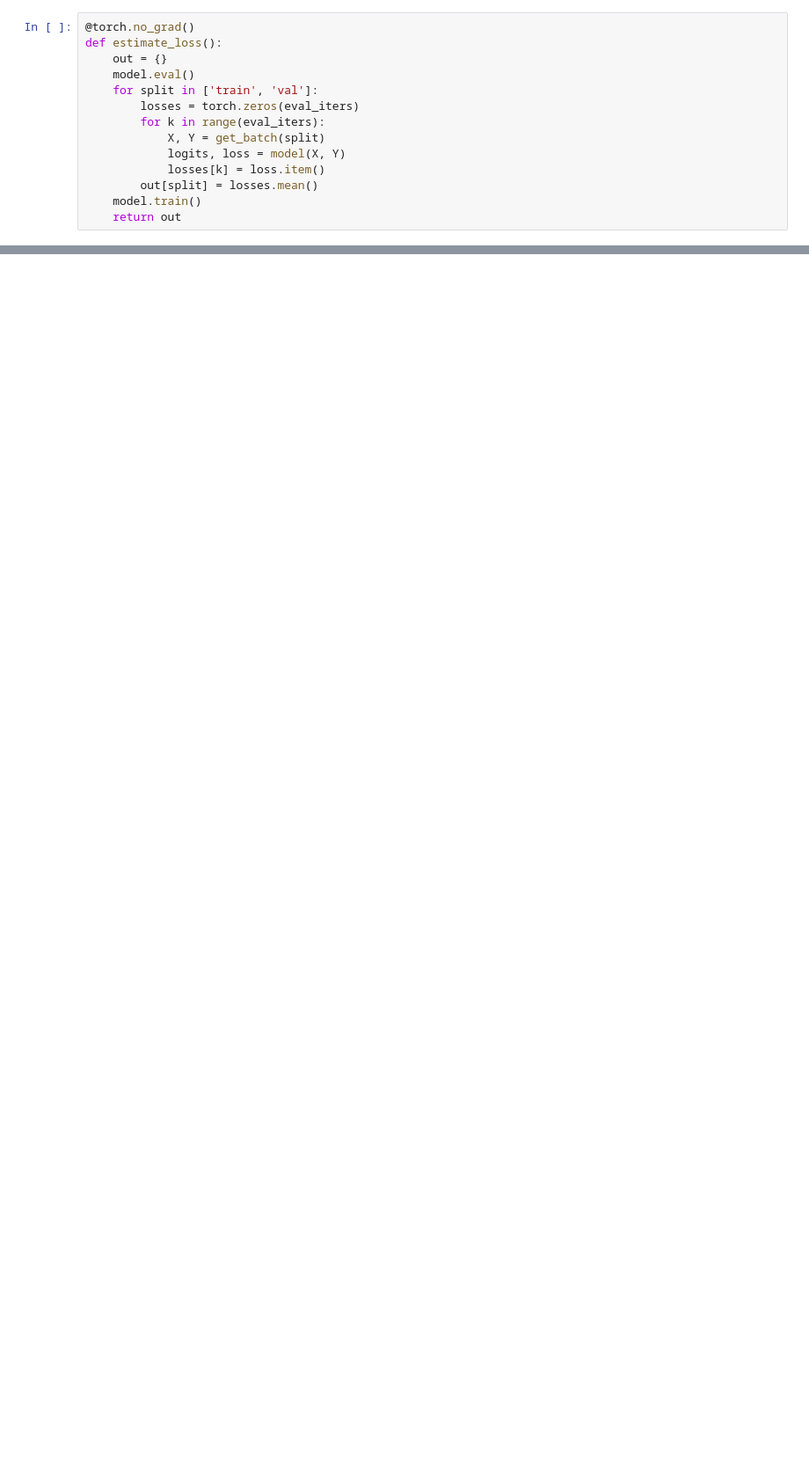
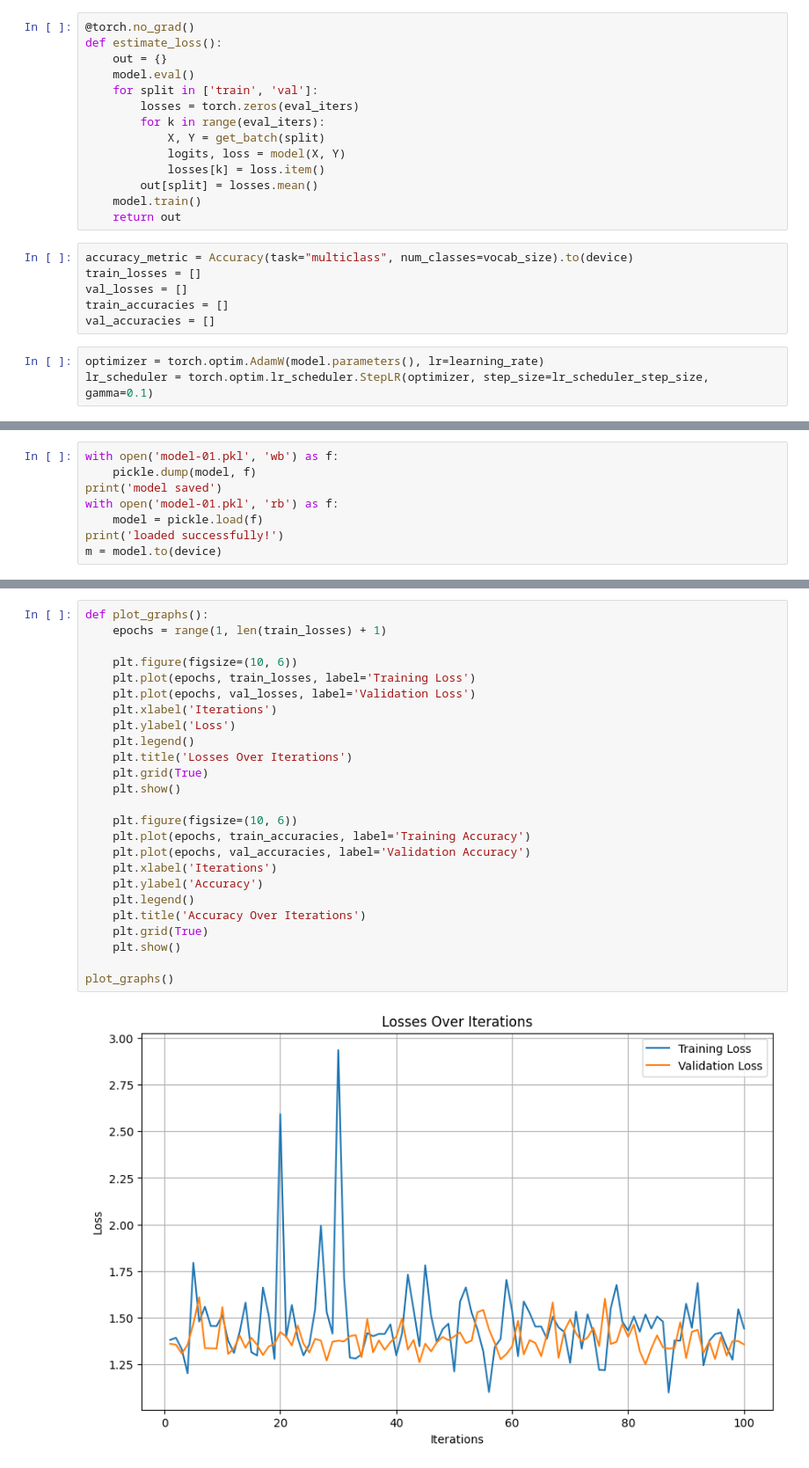
Before and after one commit to EFalkonn/StockPricePredictorLLM, a Jupyter notebook: premade/gpt-v1.ipynb, the cells around one changed output, grey strips where cells are left out. Shown: that part at 88% size. Drawn from its saved outputs; the diff is of its cells as text; blank space fills up the shorter version.

```diff
--- a/premade/gpt-v1.ipynb
+++ b/premade/gpt-v1.ipynb
@@ -222,6 +232,15 @@ def estimate_loss():
         out[split] = losses.mean()
     model.train()
     return out
+# %%
+accuracy_metric = Accuracy(task="multiclass", num_classes=vocab_size).to(device)
+train_losses = []
+val_losses = []
+train_accuracies = []
+val_accuracies = []
+# %%
+optimizer = torch.optim.AdamW(model.parameters(), lr=learning_rate)
+lr_scheduler = torch.optim.lr_scheduler.StepLR(optimizer, step_size=lr_scheduler_step_size, gamma=0.1)
 # %%
 # create a PyTorch optimizer
 optimizer = torch.optim.AdamW(model.parameters(), lr=learning_rate)
@@ -262 +273,9 @@ step: 18499, train loss: 1.684, val loss: 1.726
 model saved
+# %%
+with open('model-01.pkl', 'wb') as f:
+    pickle.dump(model, f)
+print('model saved')
+with open('model-01.pkl', 'rb') as f:
+    model = pickle.load(f)
+print('loaded successfully!')
+m = model.to(device)
@@ -262,0 +342,27 @@ model saved
+# %%
+def plot_graphs():
+    epochs = range(1, len(train_losses) + 1)
+
+    plt.figure(figsize=(10, 6))
+    plt.plot(epochs, train_losses, label='Training Loss')
+    plt.plot(epochs, val_losses, label='Validation Loss')
+    plt.xlabel('Iterations')
+    plt.ylabel('Loss')
+    plt.legend()
+    plt.title('Losses Over Iterations')
+    plt.grid(True)
+    plt.show()
+
+    plt.figure(figsize=(10, 6))
+    plt.plot(epochs, train_accuracies, label='Training Accuracy')
+    plt.plot(epochs, val_accuracies, label='Validation Accuracy')
+    plt.xlabel('Iterations')
+    plt.ylabel('Accuracy')
+    plt.legend()
+    plt.title('Accuracy Over Iterations')
+    plt.grid(True)
+    plt.show()
+
+plot_graphs()
+# %% [output]
+[figure, added]
```
Also changed, not shown: parts of 9 cells of this notebook.
